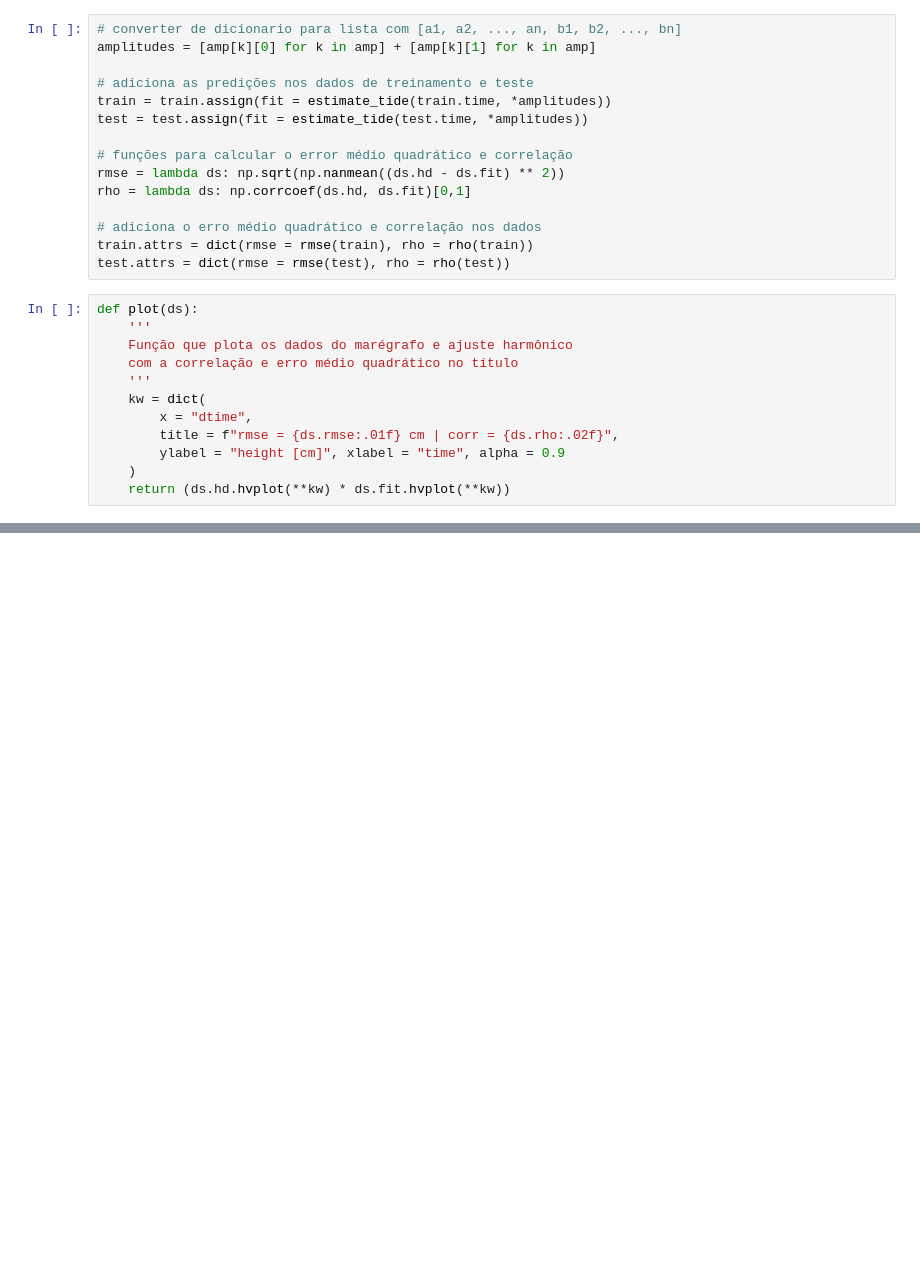
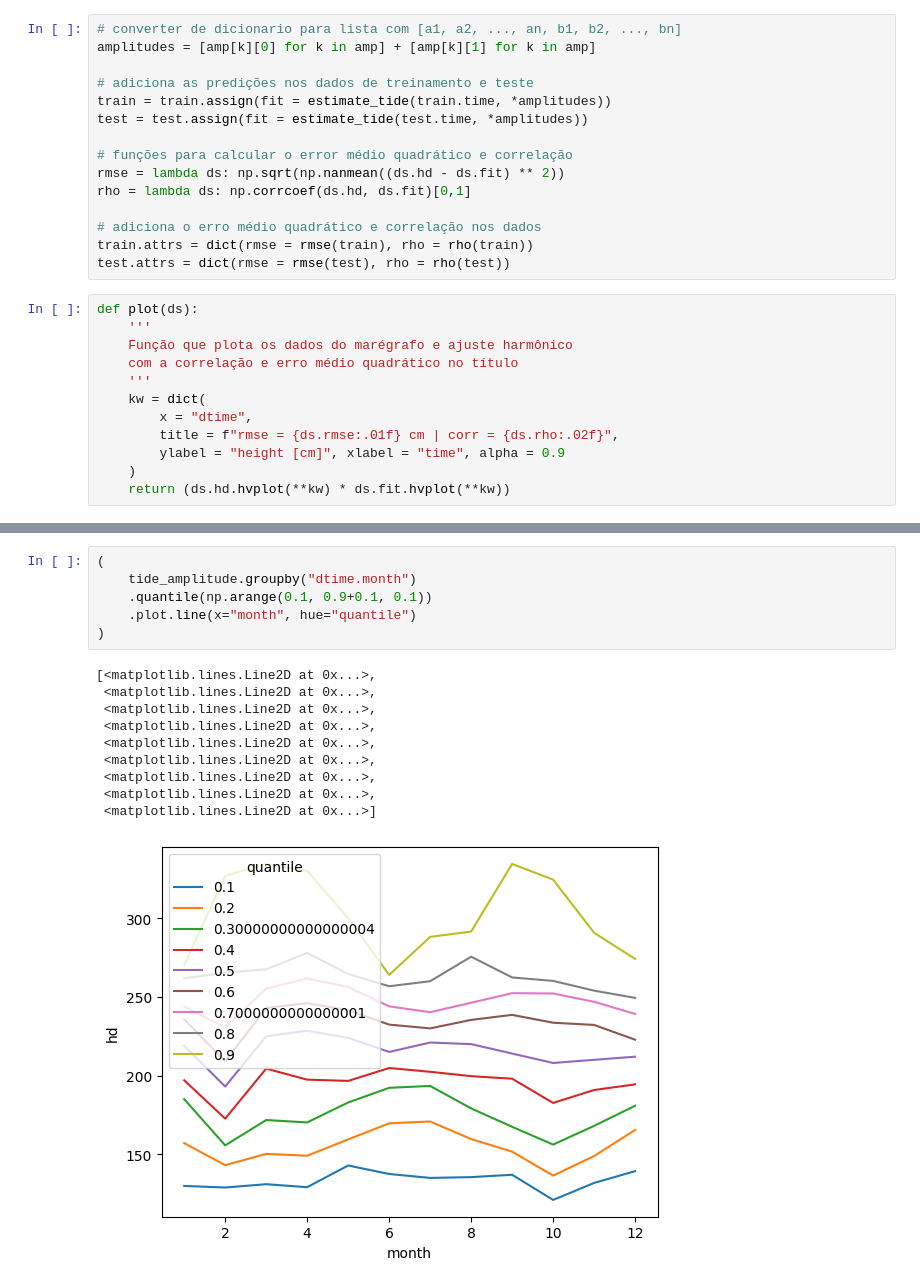
Before and after one commit to iuryt/tide_prediction_luiscorreia, a Jupyter notebook: src/tide_fitting.ipynb, the cells around one changed output, grey strips where cells are left out. Saved outputs shown, nothing was run; the diff lists cells and outputs as text; blank space fills up the shorter version.

```diff
--- a/src/tide_fitting.ipynb
+++ b/src/tide_fitting.ipynb
@@ -234,0 +271,17 @@ plot(test)
+# %%
+(
+    tide_amplitude.groupby("dtime.month")
+    .quantile(np.arange(0.1, 0.9+0.1, 0.1))
+    .plot.line(x="month", hue="quantile")
+)
+# %% [output]
+[<matplotlib.lines.Line2D at 0x...>,
+ <matplotlib.lines.Line2D at 0x...>,
+ <matplotlib.lines.Line2D at 0x...>,
+ <matplotlib.lines.Line2D at 0x...>,
+ <matplotlib.lines.Line2D at 0x...>,
+ <matplotlib.lines.Line2D at 0x...>,
+ <matplotlib.lines.Line2D at 0x...>,
+ <matplotlib.lines.Line2D at 0x...>,
+ <matplotlib.lines.Line2D at 0x...>]
+[figure, added]
```
Also changed, not shown: parts of 9 cells of this notebook, 2 other files.
